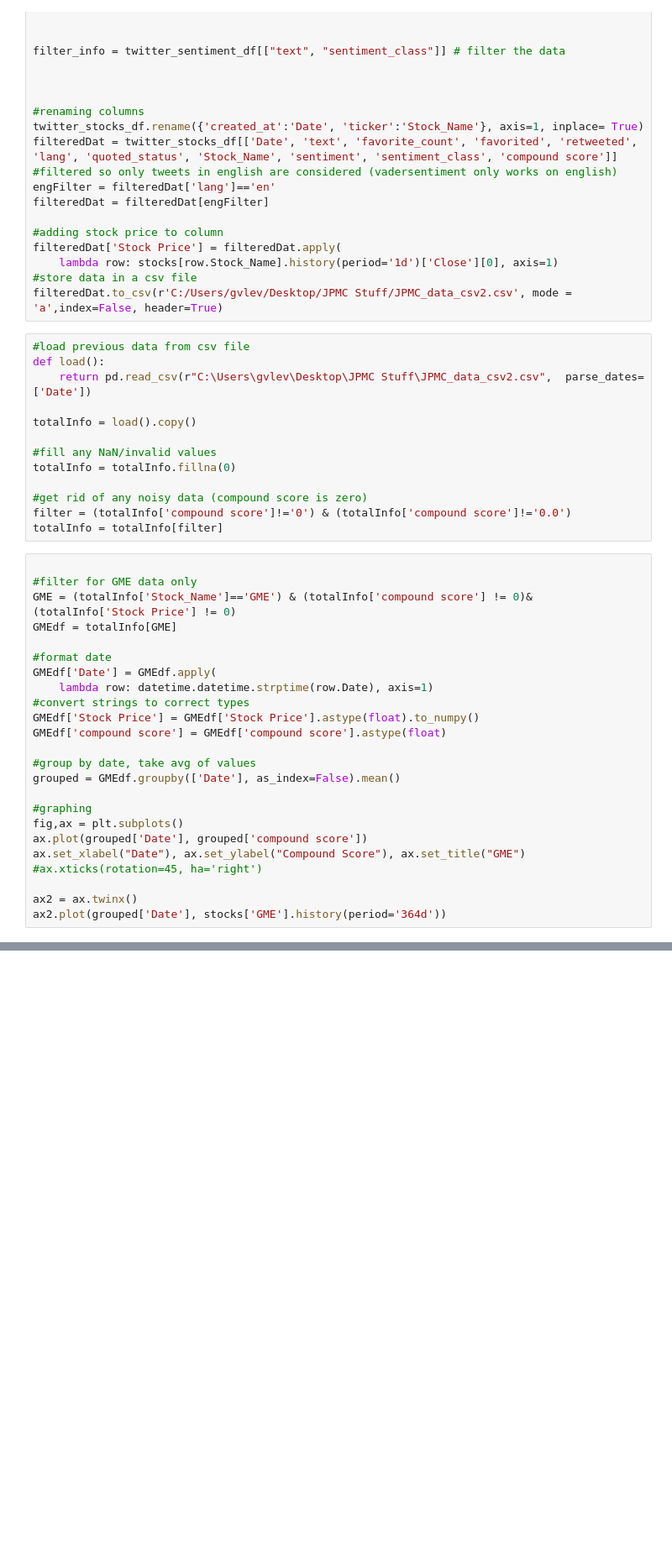
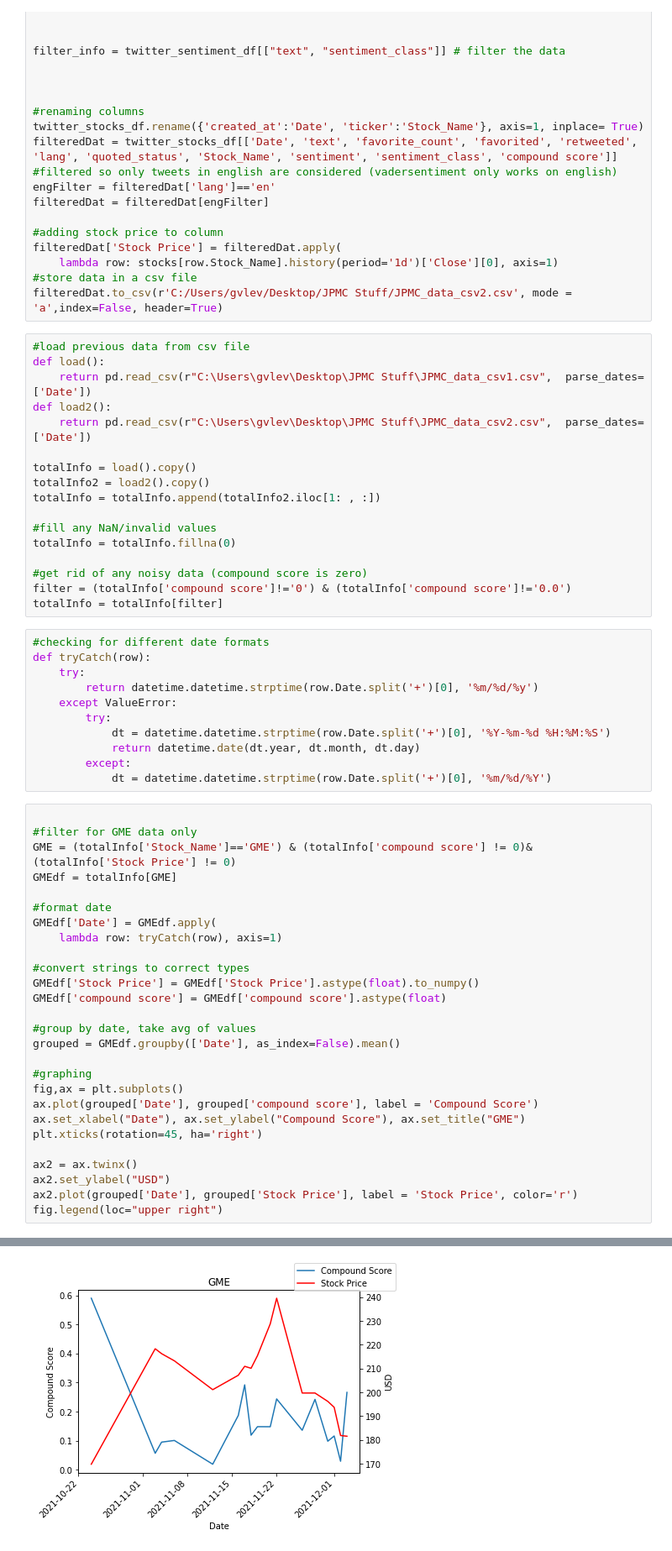
Before and after one commit to JZBlank/JPMorganChase-Meme-Stocks, a Jupyter notebook: JPMCMemeStocks-running.ipynb, the cells around one changed output, grey strips where cells are left out. Shown: that part at 84% size. Drawn from its saved outputs; the diff is of its cells as text; blank space fills up the shorter version.

Commit message:
Add files via upload
Stocks and compound score plotted over each other, cleaner graph

```diff
--- a/JPMCMemeStocks-running.ipynb
+++ b/JPMCMemeStocks-running.ipynb
@@ -172,9 +192,13 @@ filteredDat.to_csv(r'C:/Users/gvlev/Desktop/JPMC Stuff/JPMC_data_csv2.csv', mode
 # %%
 #load previous data from csv file
 def load():
+    return pd.read_csv(r"C:\Users\gvlev\Desktop\JPMC Stuff\JPMC_data_csv1.csv",  parse_dates=['Date'])
+def load2():
     return pd.read_csv(r"C:\Users\gvlev\Desktop\JPMC Stuff\JPMC_data_csv2.csv",  parse_dates=['Date'])
 
 totalInfo = load().copy()
+totalInfo2 = load2().copy()
+totalInfo = totalInfo.append(totalInfo2.iloc[1: , :])
 
 #fill any NaN/invalid values
 totalInfo = totalInfo.fillna(0)
@@ -182,6 +206,17 @@ totalInfo = totalInfo.fillna(0)
 #get rid of any noisy data (compound score is zero)
 filter = (totalInfo['compound score']!='0') & (totalInfo['compound score']!='0.0')
 totalInfo = totalInfo[filter]
+# %%
+#checking for different date formats
+def tryCatch(row):
+    try:
+        return datetime.datetime.strptime(row.Date.split('+')[0], '%m/%d/%y')
+    except ValueError:
+        try:
+            dt = datetime.datetime.strptime(row.Date.split('+')[0], '%Y-%m-%d %H:%M:%S')
+            return datetime.date(dt.year, dt.month, dt.day)
+        except:
+            dt = datetime.datetime.strptime(row.Date.split('+')[0], '%m/%d/%Y')
 # %%
 
 #filter for GME data only
@@ -190,7 +225,8 @@ GMEdf = totalInfo[GME]
 
 #format date
 GMEdf['Date'] = GMEdf.apply(
-    lambda row: datetime.datetime.strptime(row.Date), axis=1)
+    lambda row: tryCatch(row), axis=1)
+
 #convert strings to correct types
 GMEdf['Stock Price'] = GMEdf['Stock Price'].astype(float).to_numpy()
 GMEdf['compound score'] = GMEdf['compound score'].astype(float)
@@ -200,10 +236,12 @@ grouped = GMEdf.groupby(['Date'], as_index=False).mean()
 
 #graphing
 fig,ax = plt.subplots()
-ax.plot(grouped['Date'], grouped['compound score'])
+ax.plot(grouped['Date'], grouped['compound score'], label = 'Compound Score')
 ax.set_xlabel("Date"), ax.set_ylabel("Compound Score"), ax.set_title("GME")
-#ax.xticks(rotation=45, ha='right')
+plt.xticks(rotation=45, ha='right')
 
 ax2 = ax.twinx()
-ax2.plot(grouped['Date'], stocks['GME'].history(period='364d'))
+ax2.set_ylabel("USD")
+ax2.plot(grouped['Date'], grouped['Stock Price'], label = 'Stock Price', color='r')
+fig.legend(loc="upper right")
 # %% [output]
@@ -210,0 +249 @@ TypeError: strptime() takes exactly 2 arguments (1 given)
+[figure, added]
```
Also changed, not shown: parts of 19 cells of this notebook.
